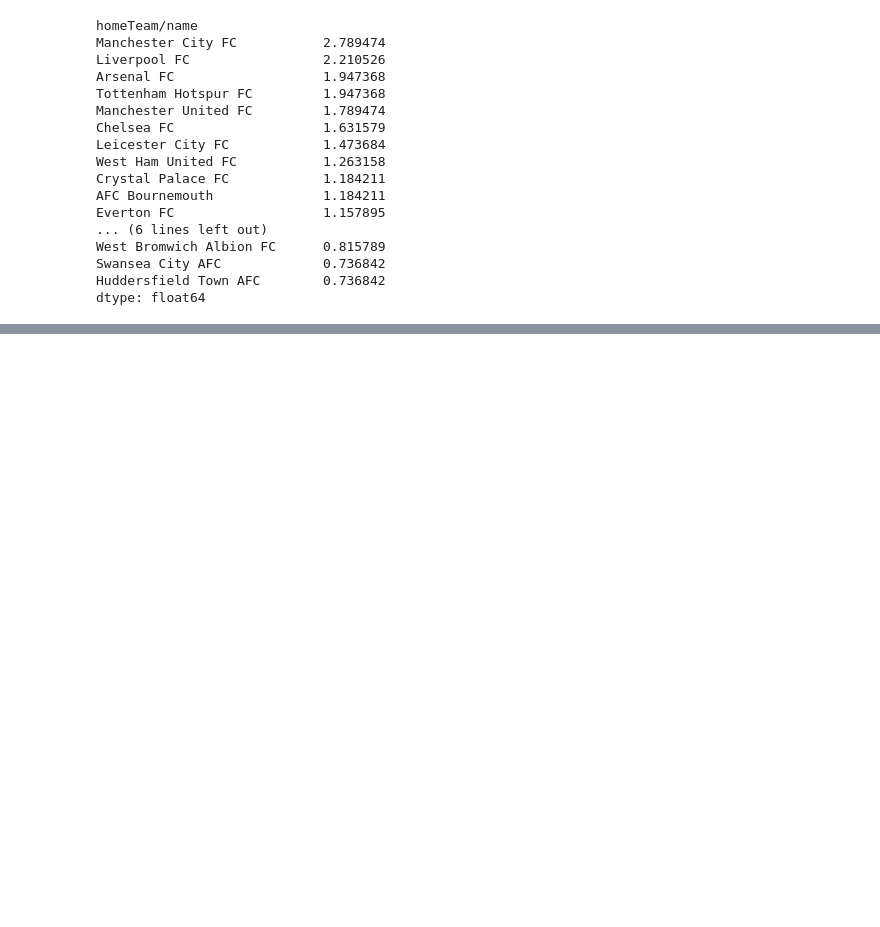
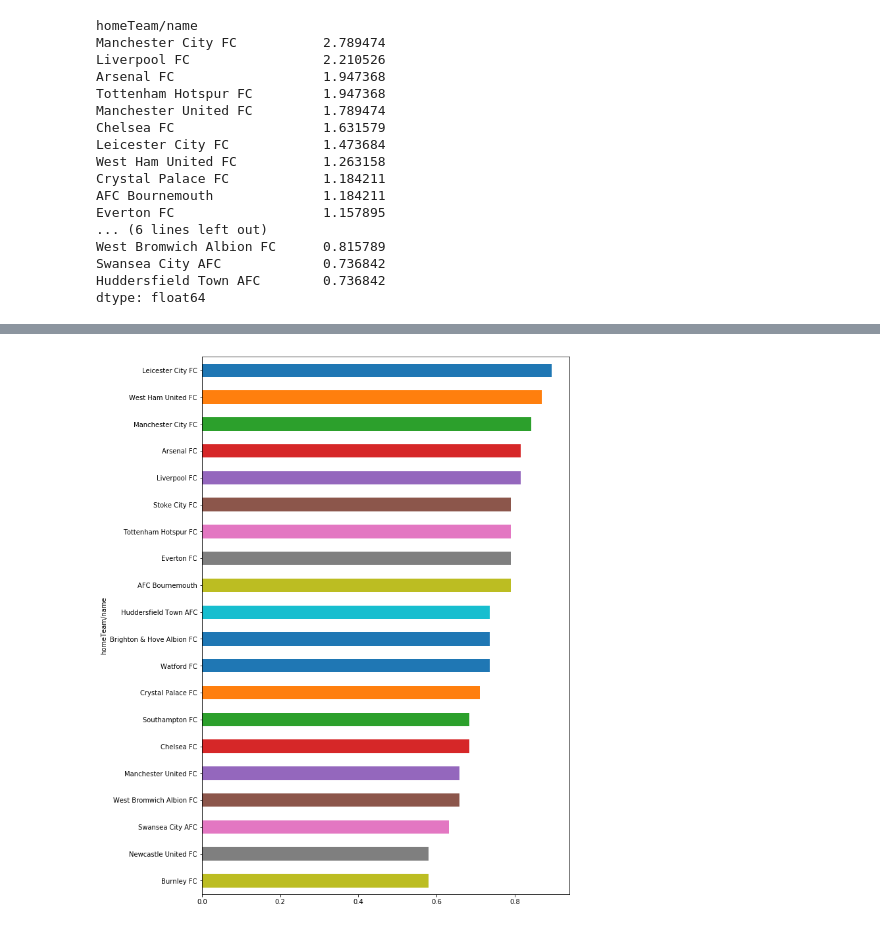
Before and after one commit to makaronski/Football_Analysis_Python, a Jupyter notebook: Football_Analysis.ipynb, the cells around one changed output, grey strips where cells are left out. Saved outputs shown, nothing was run; the diff lists cells and outputs as text; code cells hidden in the pictures; blank space fills up the shorter version.

```diff
--- a/Football_Analysis.ipynb
+++ b/Football_Analysis.ipynb
@@ -73,0 +127,10 @@ dtype: float64
+# %%
+#Games, that ended with over 1.5 goals
+df_epl['over_1.5'] = np.where(df_epl['score/fullTime/homeTeam']+df_epl['score/fullTime/awayTeam']>1,1,0)
+
+#Teams with highest % of games over 1.5
+epl_games_over_h = df_epl.groupby('homeTeam/name')['over_1.5'].mean()
+epl_games_over_a = df_epl.groupby('awayTeam/name')['over_1.5'].mean()
+epl_games_over = (epl_games_over_h.add(epl_games_over_a))/2
+epl_games_over = epl_games_over.sort_values(ascending=False)
+epl_games_over
@@ -73,0 +155,6 @@ dtype: float64
+# %%
+epl_games_over.plot(kind='barh',figsize=(10,15))
+plt.gca().invert_yaxis()
+plt.show()
+# %% [output]
+[figure, added]
```
Also changed, not shown: parts of 5 cells of this notebook.
